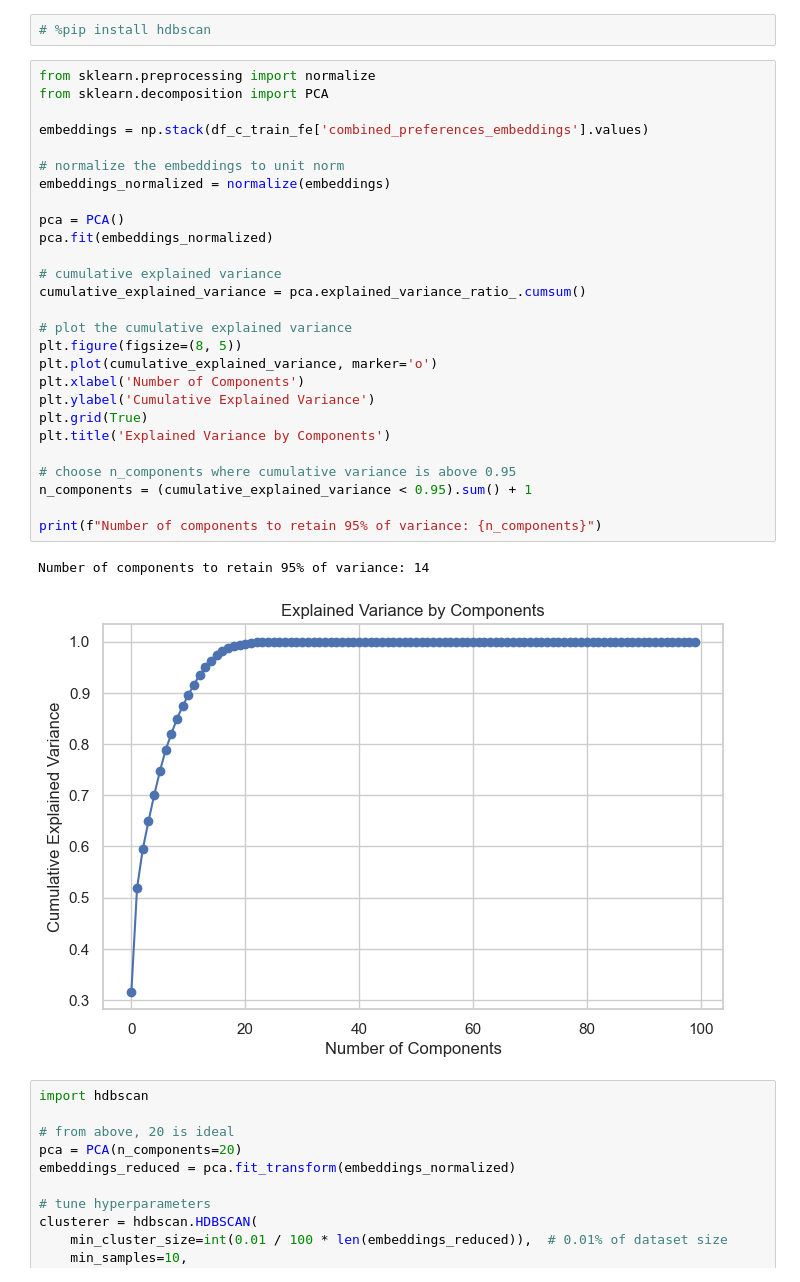
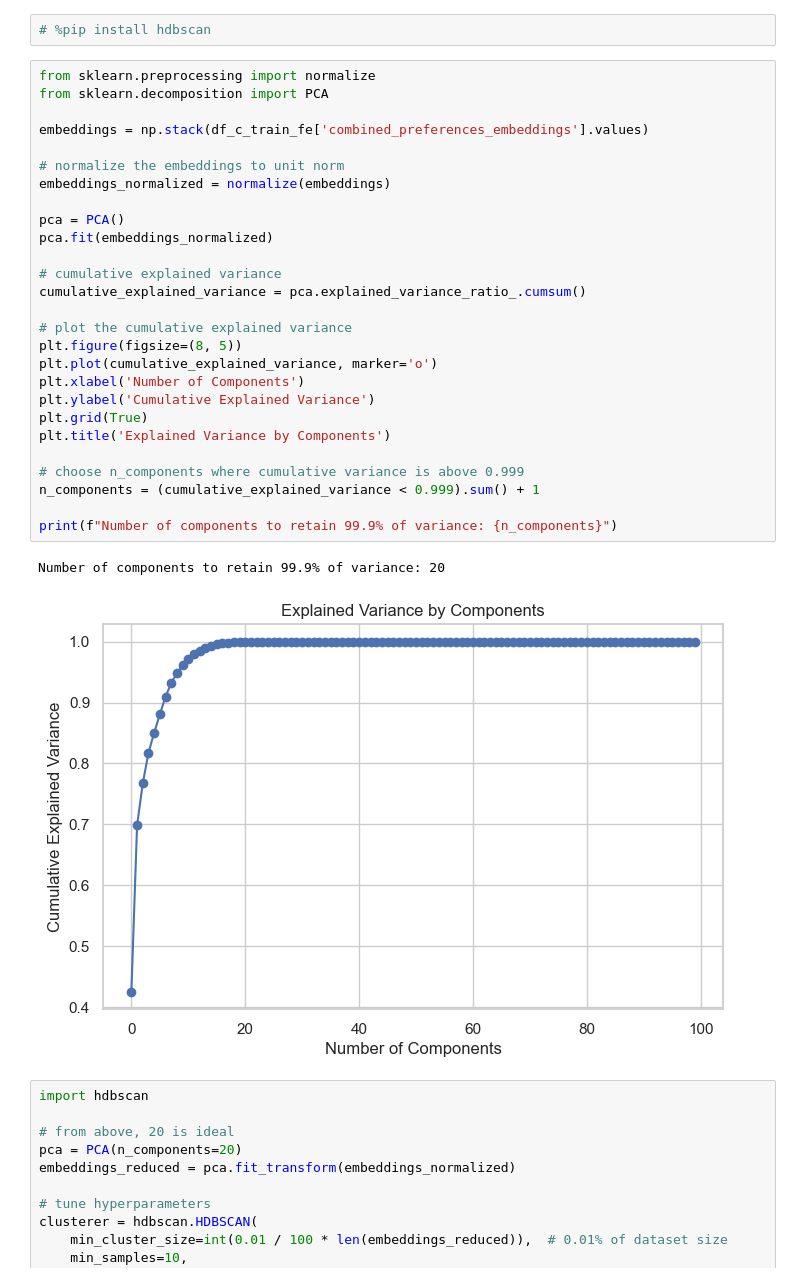
Before and after one commit to aldensiol/FashoReco, a Jupyter notebook: customer-segmentation.ipynb, the cells around one changed output. Drawn from its saved outputs; the diff is of its cells as text.

```diff
--- a/customer-segmentation.ipynb
+++ b/customer-segmentation.ipynb
@@ -403,33 +376,33 @@ df_c_train_fe["Customer_Characteristics_Cluster"] = df_c_train_fe['Customer_Char
 # %%
 from sklearn.preprocessing import normalize
 from sklearn.decomposition import PCA
 
 embeddings = np.stack(df_c_train_fe['combined_preferences_embeddings'].values)
 
 # normalize the embeddings to unit norm
 embeddings_normalized = normalize(embeddings)
 
 pca = PCA()
 pca.fit(embeddings_normalized)
 
 # cumulative explained variance
 cumulative_explained_variance = pca.explained_variance_ratio_.cumsum()
 
 # plot the cumulative explained variance
 plt.figure(figsize=(8, 5))
 plt.plot(cumulative_explained_variance, marker='o')
 plt.xlabel('Number of Components')
 plt.ylabel('Cumulative Explained Variance')
 plt.grid(True)
 plt.title('Explained Variance by Components')
 
-# choose n_components where cumulative variance is above 0.95
-n_components = (cumulative_explained_variance < 0.95).sum() + 1
+# choose n_components where cumulative variance is above 0.999
+n_components = (cumulative_explained_variance < 0.999).sum() + 1
 
-print(f"Number of components to retain 95% of variance: {n_components}")
+print(f"Number of components to retain 99.9% of variance: {n_components}")
 # %% [output]
-Number of components to retain 95% of variance: 14
+Number of components to retain 99.9% of variance: 20
-[figure, old version]
+[figure, new version]
 # %%
 import hdbscan
 
```
Also changed, not shown: parts of 17 cells of this notebook, 1 other file.
